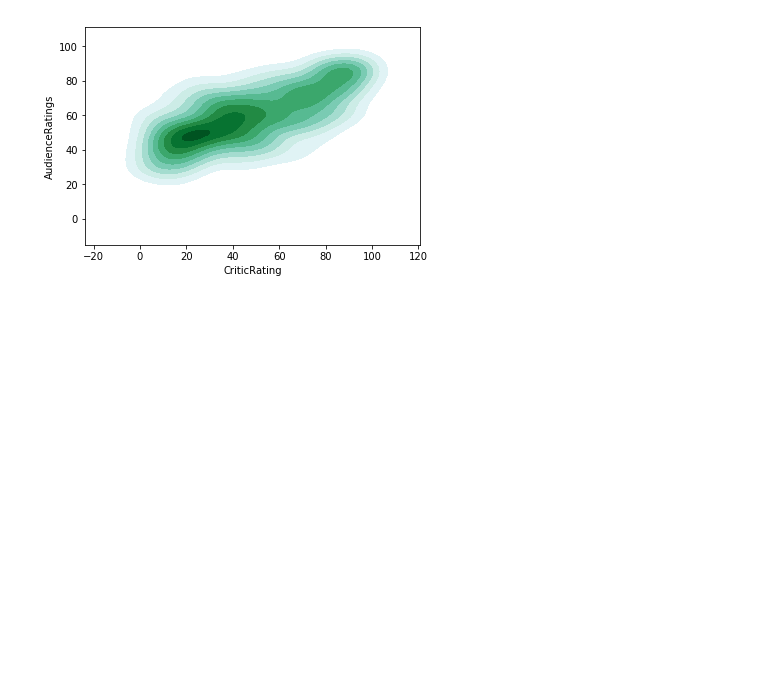
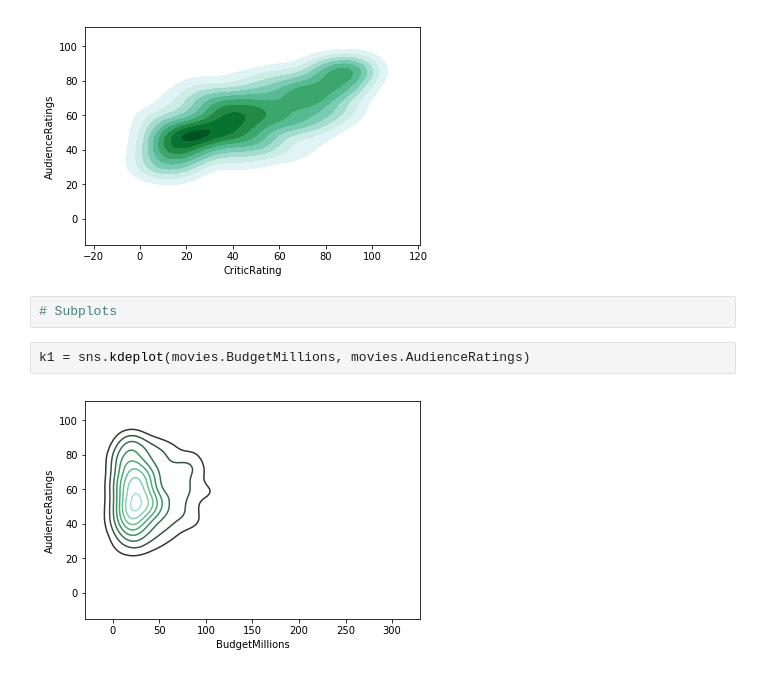
Before and after one commit to tedyeung/Python-, a Jupyter notebook: data_vizualization/Advance_Vizualization.ipynb, the cells around one changed output. Saved outputs shown, nothing was run; the diff lists cells and outputs as text; blank space fills up the shorter version.

Commit message:
subplot

```diff
--- a/data_vizualization/Advance_Vizualization.ipynb
+++ b/data_vizualization/Advance_Vizualization.ipynb
@@ -184,3 +184,9 @@ p = sns.lmplot(data=movies, x='CriticRating',y='AudienceRatings', fit_reg = Fals
 k1 = sns.kdeplot(movies.CriticRating, movies.AudienceRatings, shade = True, shade_lowest=False)
 # %% [output]
 [figure]
+# %%
+# Subplots
+# %%
+k1 = sns.kdeplot(movies.BudgetMillions, movies.AudienceRatings)
+# %% [output]
+[figure, added]
```
